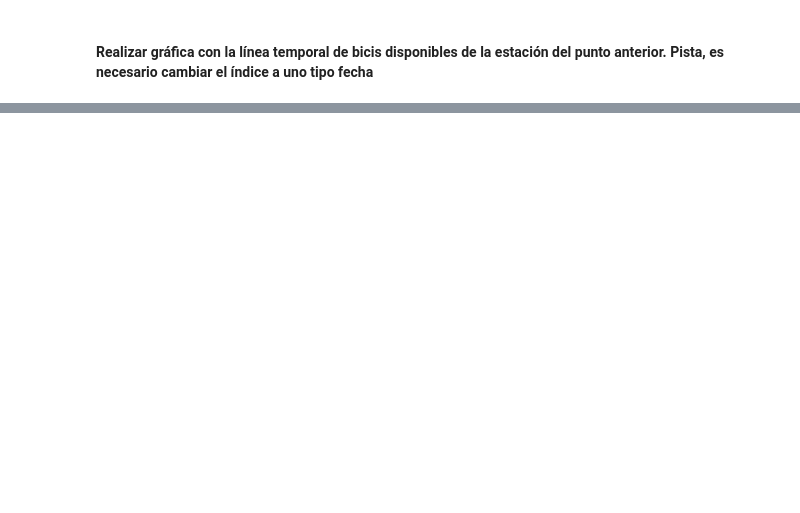
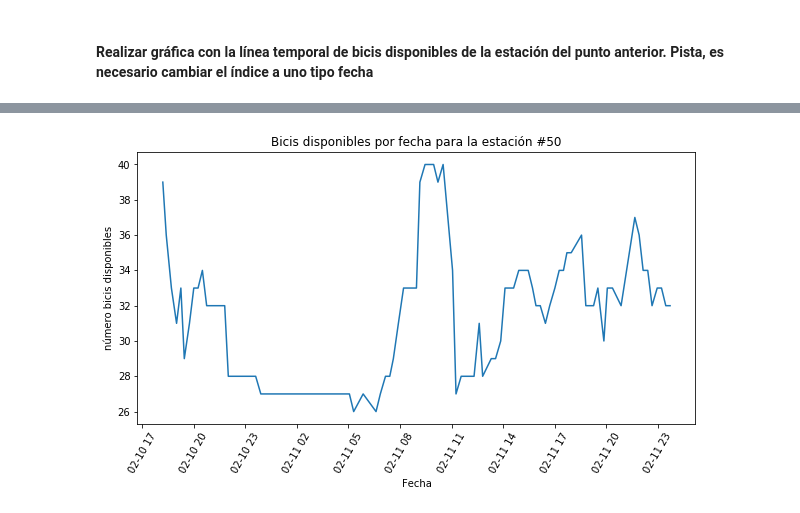
Before and after one commit to cposada8/master_ia, a Jupyter notebook: 1 introducción a python/actividades/actividad_2/solucion_actividad_2.ipynb, the cells around one changed output, grey strips where cells are left out. Drawn from its saved outputs; the diff is of its cells as text; code cells hidden in the pictures; blank space fills up the shorter version.

```diff
--- a/1 introducción a python/actividades/actividad_2/solucion_actividad_2.ipynb
+++ b/1 introducción a python/actividades/actividad_2/solucion_actividad_2.ipynb
@@ -350,0 +437,10 @@ plt.xticks(rotation=60)
+# %%
+plt.figure(figsize=(10,5))
+plt.plot(max_station_df_sorted["updated"], max_station_df_sorted["available"])
+plt.xticks(rotation=60)
+plt.xlabel("Fecha")
+plt.ylabel("número bicis disponibles")
+plt.title(f"Bicis disponibles por fecha para la estación #{max_station}")
+plt.show()
+# %% [output]
+[figure, added]
```
Also changed, not shown: parts of 30 cells of this notebook, 2 other files.
